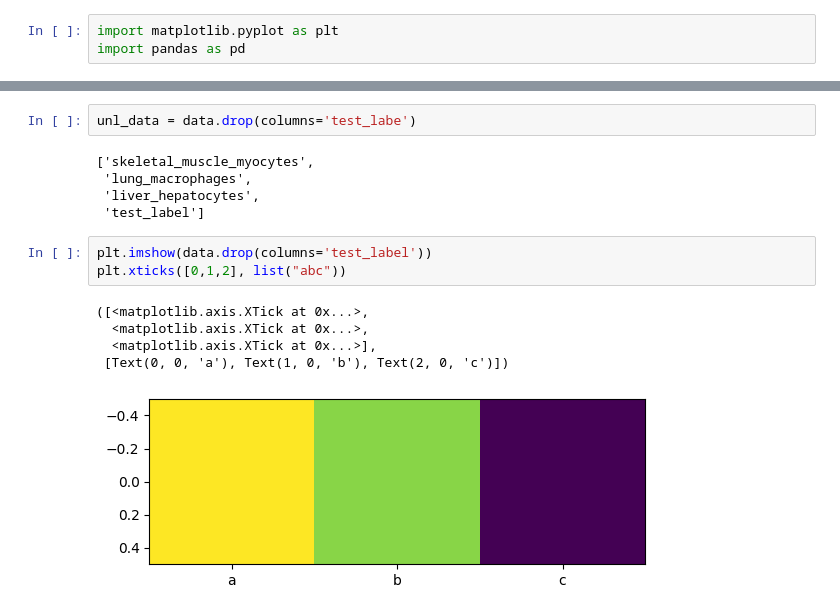
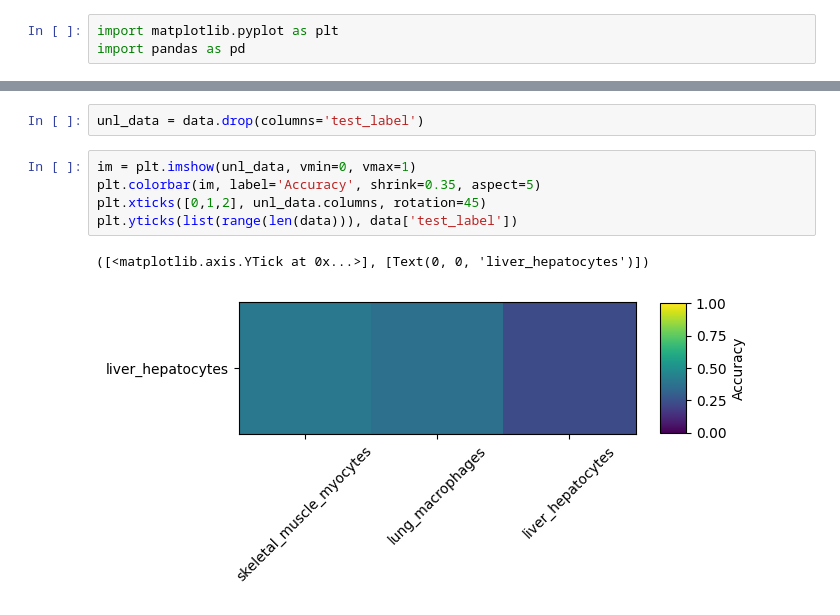
Before and after one commit to cjmerzbacher/met2vec, a Jupyter notebook: plot/_gmm_classifier.ipynb, the cells around one changed output, grey strips where cells are left out. Cells and saved outputs as stored; diff of their text form.

```diff
--- a/plot/_gmm_classifier.ipynb
+++ b/plot/_gmm_classifier.ipynb
@@ -10,16 +12,10 @@ data
 # %%
-unl_data = data.drop(columns='test_labe')
+unl_data = data.drop(columns='test_label')
-# %% [output]
-['skeletal_muscle_myocytes',
- 'lung_macrophages',
- 'liver_hepatocytes',
- 'test_label']
-# %%
-plt.imshow(data.drop(columns='test_label'))
-plt.xticks([0,1,2], list("abc"))
-# %% [output]
-([<matplotlib.axis.XTick at 0x...>,
-  <matplotlib.axis.XTick at 0x...>,
-  <matplotlib.axis.XTick at 0x...>],
- [Text(0, 0, 'a'), Text(1, 0, 'b'), Text(2, 0, 'c')])
-[figure, removed]
+# %%
+im = plt.imshow(unl_data, vmin=0, vmax=1)
+plt.colorbar(im, label='Accuracy', shrink=0.35, aspect=5)
+plt.xticks([0,1,2], unl_data.columns, rotation=45)
+plt.yticks(list(range(len(data))), data['test_label'])
+# %% [output]
+([<matplotlib.axis.YTick at 0x...>], [Text(0, 0, 'liver_hepatocytes')])
+[figure, added]
```
Also changed, not shown: parts of 6 cells of this notebook, 6 other files.
